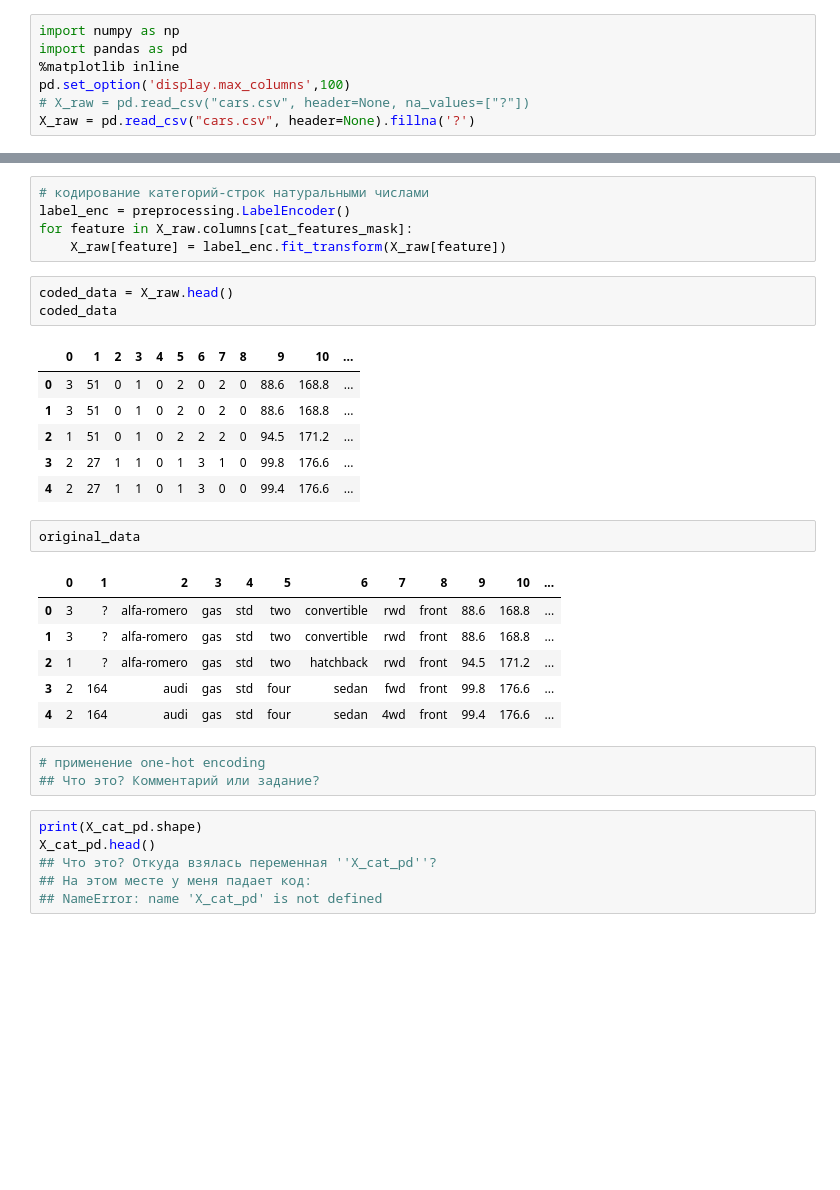
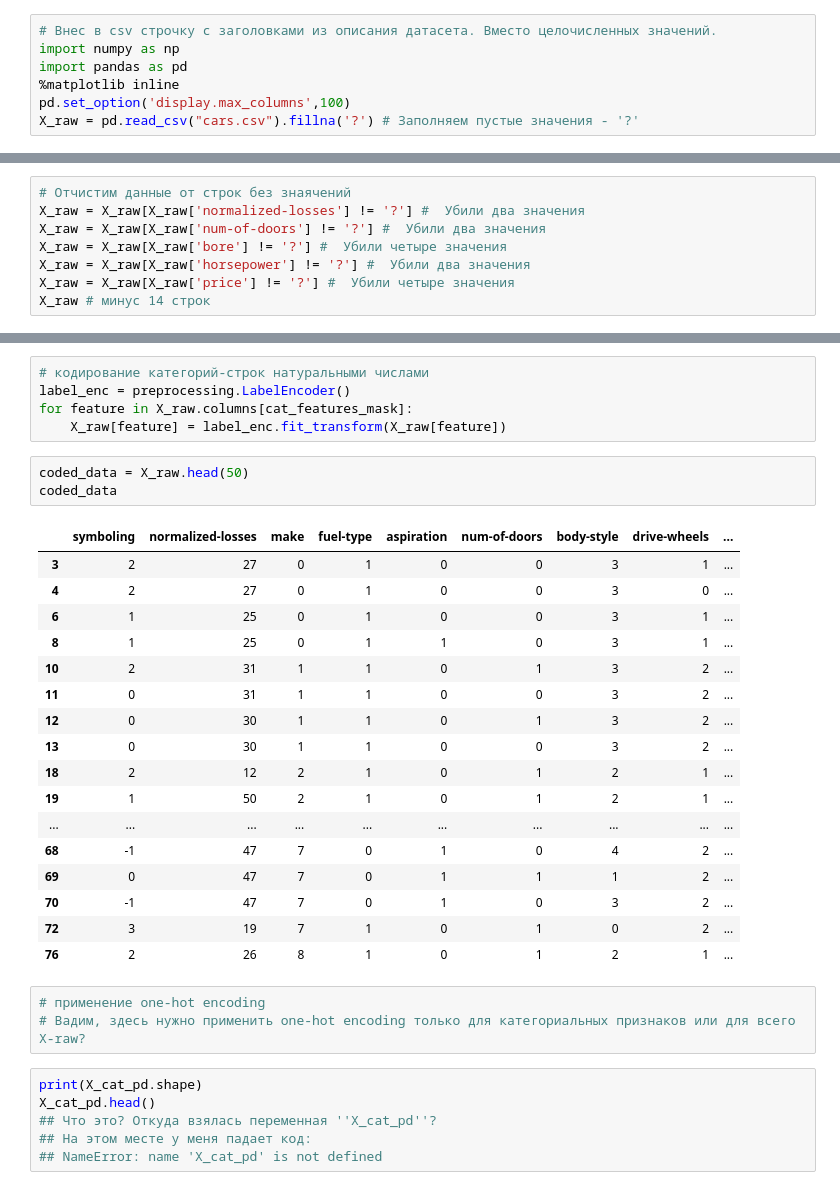
Before and after one commit to vbaryshev4/Data_Science, a Jupyter notebook: hw03/task3.ipynb, the cells around one changed output, grey strips where cells are left out. Saved outputs shown, nothing was run; the diff lists cells and outputs as text; blank space fills up the shorter version.

```diff
--- a/hw03/task3.ipynb
+++ b/hw03/task3.ipynb
@@ -2,12 +2,12 @@
 ## Данные
 [Automobile Data Set](https://archive.ics.uci.edu/ml/datasets/Automobile). В данных присутствуют категориальные, целочисленные и вещественнозначные признаки.
 # %%
+# Внес в csv строчку с заголовками из описания датасета. Вместо целочисленных значений.
 import numpy as np
 import pandas as pd
 %matplotlib inline
 pd.set_option('display.max_columns',100)
-# X_raw = pd.read_csv("cars.csv", header=None, na_values=["?"])
-X_raw = pd.read_csv("cars.csv", header=None).fillna('?')
+X_raw = pd.read_csv("cars.csv").fillna('?') # Заполняем пустые значения - '?'
 # %%
 original_data = X_raw.head()
 original_data
@@ -88,0 +42,8 @@ a
+# %%
+# Отчистим данные от строк без знаячений
+X_raw = X_raw[X_raw['normalized-losses'] != '?'] #  Убили два значения
+X_raw = X_raw[X_raw['num-of-doors'] != '?'] #  Убили два значения
+X_raw = X_raw[X_raw['bore'] != '?'] #  Убили четыре значения
+X_raw = X_raw[X_raw['horsepower'] != '?'] #  Убили два значения
+X_raw = X_raw[X_raw['price'] != '?'] #  Убили четыре значения
+X_raw # минус 14 строк
@@ -92,27 +72,29 @@ label_enc = preprocessing.LabelEncoder()
 for feature in X_raw.columns[cat_features_mask]:
     X_raw[feature] = label_enc.fit_transform(X_raw[feature])
 # %%
-coded_data = X_raw.head()
+coded_data = X_raw.head(50)
 coded_data
 # %% [output]
-|  | 0 | 1 | 2 | 3 | 4 | 5 | 6 | 7 | 8 | 9 | 10 | ... |
-| 0 | 3 | 51 | 0 | 1 | 0 | 2 | 0 | 2 | 0 | 88.6 | 168.8 | ... |
-| 1 | 3 | 51 | 0 | 1 | 0 | 2 | 0 | 2 | 0 | 88.6 | 168.8 | ... |
-| 2 | 1 | 51 | 0 | 1 | 0 | 2 | 2 | 2 | 0 | 94.5 | 171.2 | ... |
-| 3 | 2 | 27 | 1 | 1 | 0 | 1 | 3 | 1 | 0 | 99.8 | 176.6 | ... |
-| 4 | 2 | 27 | 1 | 1 | 0 | 1 | 3 | 0 | 0 | 99.4 | 176.6 | ... |
+|  | symboling | normalized-losses | make | fuel-type | aspiration | num-of-doors | body-style | drive-wheels | ... |
+| 3 | 2 | 27 | 0 | 1 | 0 | 0 | 3 | 1 | ... |
+| 4 | 2 | 27 | 0 | 1 | 0 | 0 | 3 | 0 | ... |
+| 6 | 1 | 25 | 0 | 1 | 0 | 0 | 3 | 1 | ... |
+| 8 | 1 | 25 | 0 | 1 | 1 | 0 | 3 | 1 | ... |
+| 10 | 2 | 31 | 1 | 1 | 0 | 1 | 3 | 2 | ... |
+| 11 | 0 | 31 | 1 | 1 | 0 | 0 | 3 | 2 | ... |
+| 12 | 0 | 30 | 1 | 1 | 0 | 1 | 3 | 2 | ... |
+| 13 | 0 | 30 | 1 | 1 | 0 | 0 | 3 | 2 | ... |
+| 18 | 2 | 12 | 2 | 1 | 0 | 1 | 2 | 1 | ... |
+| 19 | 1 | 50 | 2 | 1 | 0 | 1 | 2 | 1 | ... |
+| ... | ... | ... | ... | ... | ... | ... | ... | ... | ... |
+| 68 | -1 | 47 | 7 | 0 | 1 | 0 | 4 | 2 | ... |
+| 69 | 0 | 47 | 7 | 0 | 1 | 1 | 1 | 2 | ... |
+| 70 | -1 | 47 | 7 | 0 | 1 | 0 | 3 | 2 | ... |
+| 72 | 3 | 19 | 7 | 1 | 0 | 1 | 0 | 2 | ... |
+| 76 | 2 | 26 | 8 | 1 | 0 | 1 | 2 | 1 | ... |
-# %%
-original_data
-# %% [output]
-|  | 0 | 1 | 2 | 3 | 4 | 5 | 6 | 7 | 8 | 9 | 10 | ... |
-| 0 | 3 | ? | alfa-romero | gas | std | two | convertible | rwd | front | 88.6 | 168.8 | ... |
-| 1 | 3 | ? | alfa-romero | gas | std | two | convertible | rwd | front | 88.6 | 168.8 | ... |
-| 2 | 1 | ? | alfa-romero | gas | std | two | hatchback | rwd | front | 94.5 | 171.2 | ... |
-| 3 | 2 | 164 | audi | gas | std | four | sedan | fwd | front | 99.8 | 176.6 | ... |
-| 4 | 2 | 164 | audi | gas | std | four | sedan | 4wd | front | 99.4 | 176.6 | ... |
-# %%
-# применение one-hot encoding
-## Что это? Комментарий или задание?
+# %%
+# применение one-hot encoding
+# Вадим, здесь нужно применить one-hot encoding только для категориальных признаков или для всего X-raw?
 # %%
 print(X_cat_pd.shape)
 X_cat_pd.head()
```
Also changed, not shown: parts of 13 cells of this notebook, 2 other files.
